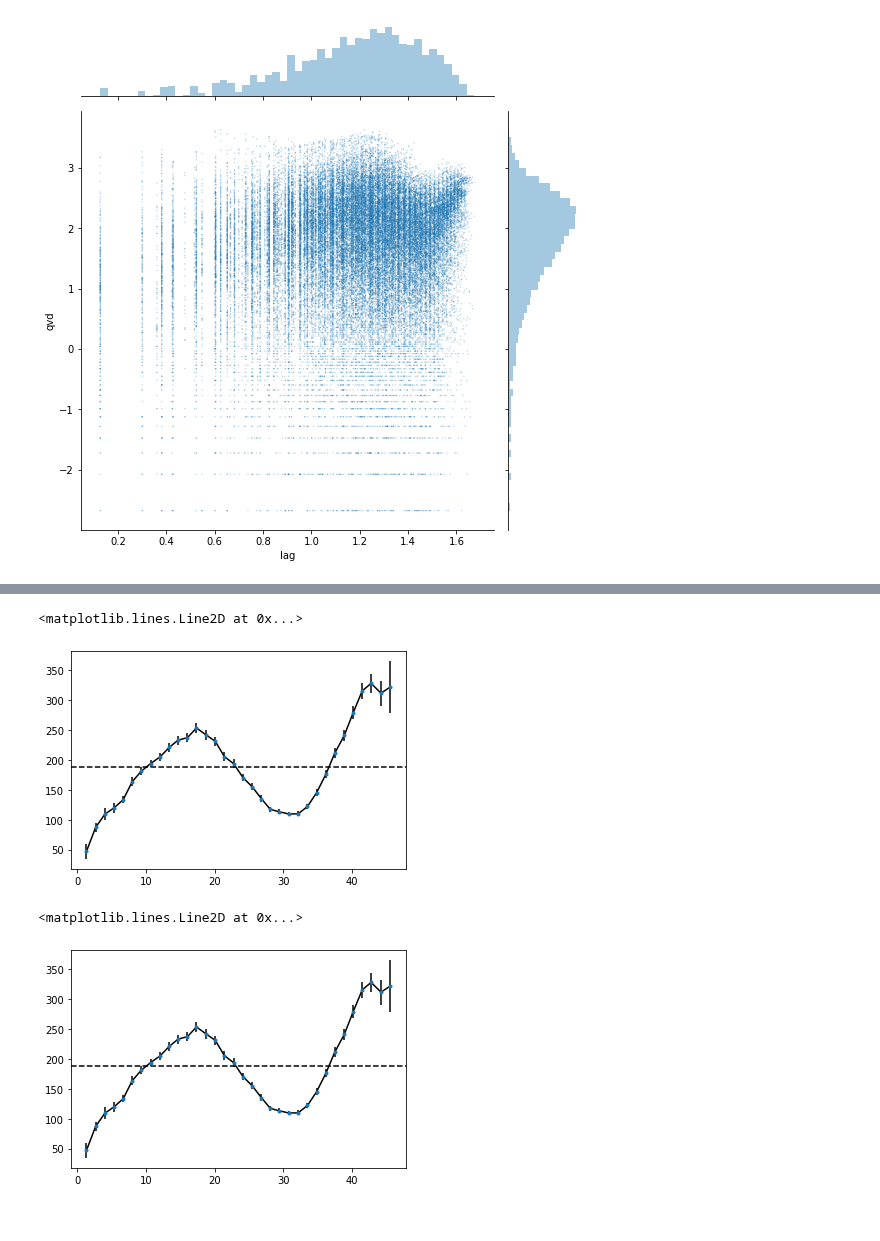
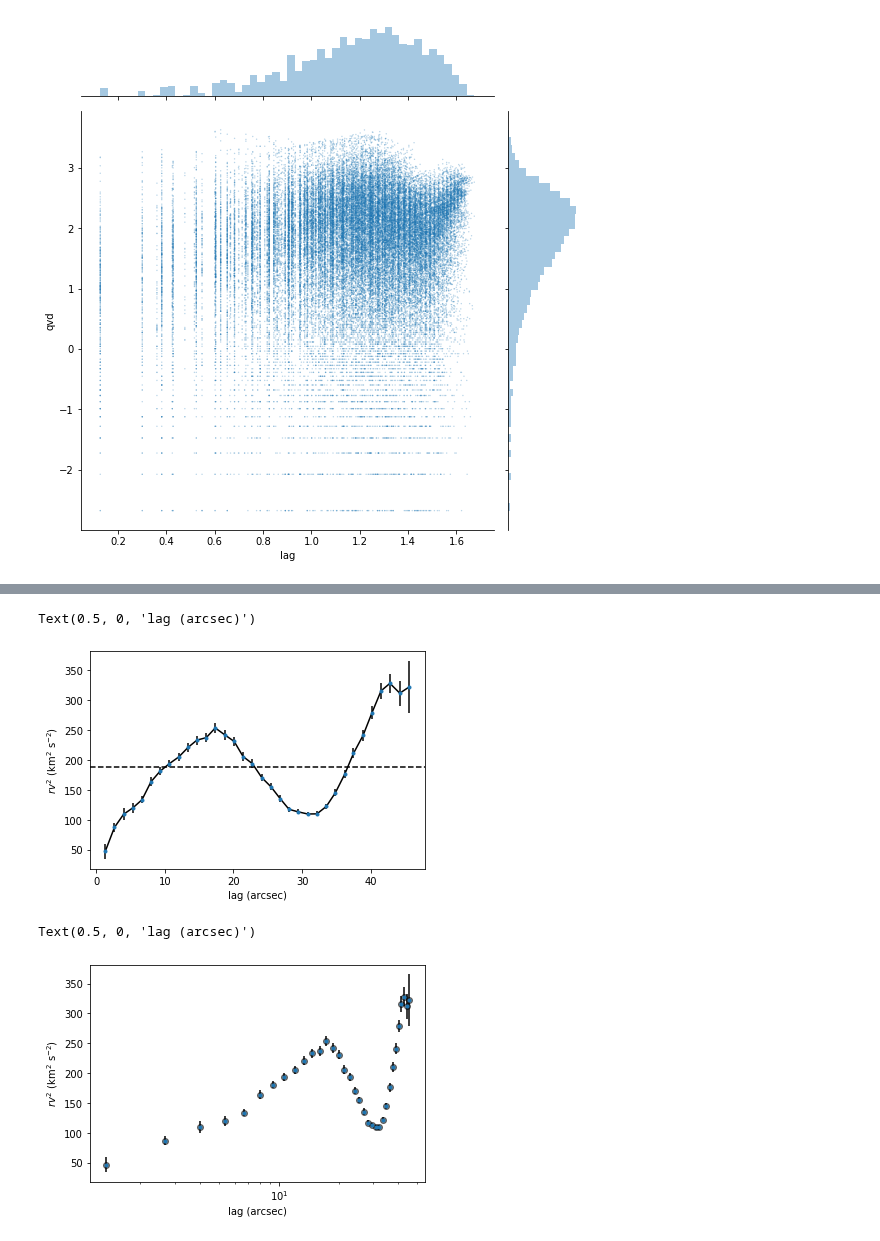
Before and after one commit to will-henney/JavGVastro-PhD, a Jupyter notebook: SFSBR.ipynb, the cells around one changed output, grey strips where cells are left out. Drawn from its saved outputs; the diff is of its cells as text; code cells hidden in the pictures.

```diff
--- a/SFSBR.ipynb
+++ b/SFSBR.ipynb
@@ -290,13 +271,17 @@ sf
 plt.plot(sf['Lag'],sf['Nmqvd'],color='k', alpha=1)
 plt.errorbar(sf['Lag'],sf['Nmqvd'],xerr=sf.ErrX,yerr=sf.ErrY, fmt=".", ecolor='k')
 plt.axhline(y=sig2, color='k', linestyle='--')
+plt.ylabel(r'$rv^2\ (\mathrm{km^2\ s^{-2}})$')
+plt.xlabel('lag (arcsec)')
 # %% [output]
-<matplotlib.lines.Line2D at 0x...>
+Text(0.5, 0, 'lag (arcsec)')
-[figure, old version]
+[figure, new version]
 # %%
-plt.plot(sf['Lag'],sf['Nmqvd'],color='k', alpha=1)
+plt.scatter(sf['Lag'],sf['Nmqvd'],color='k', alpha=0.5)
 plt.errorbar(sf['Lag'],sf['Nmqvd'],xerr=sf.ErrX,yerr=sf.ErrY, fmt=".", ecolor='k')
-plt.axhline(y=sig2, color='k', linestyle='--')
+plt.xscale("log")
+plt.ylabel(r'$rv^2\ (\mathrm{km^2\ s^{-2}})$')
+plt.xlabel('lag (arcsec)')
 # %% [output]
-<matplotlib.lines.Line2D at 0x...>
+Text(0.5, 0, 'lag (arcsec)')
-[figure, old version]
+[figure, new version]
```
Also changed, not shown: parts of 24 cells of this notebook, 2 other files.
